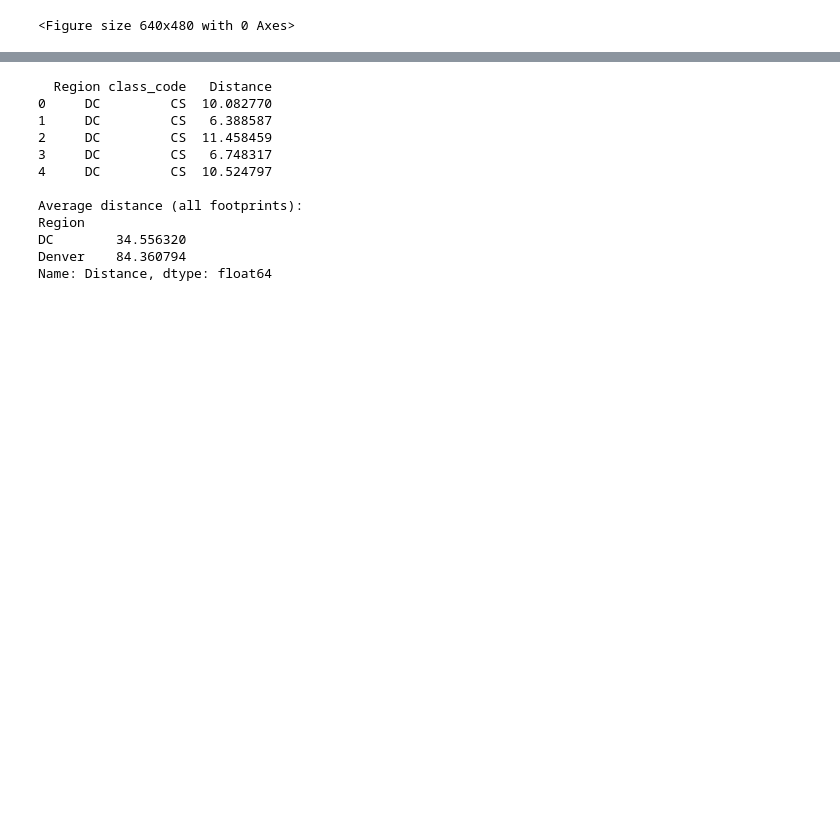
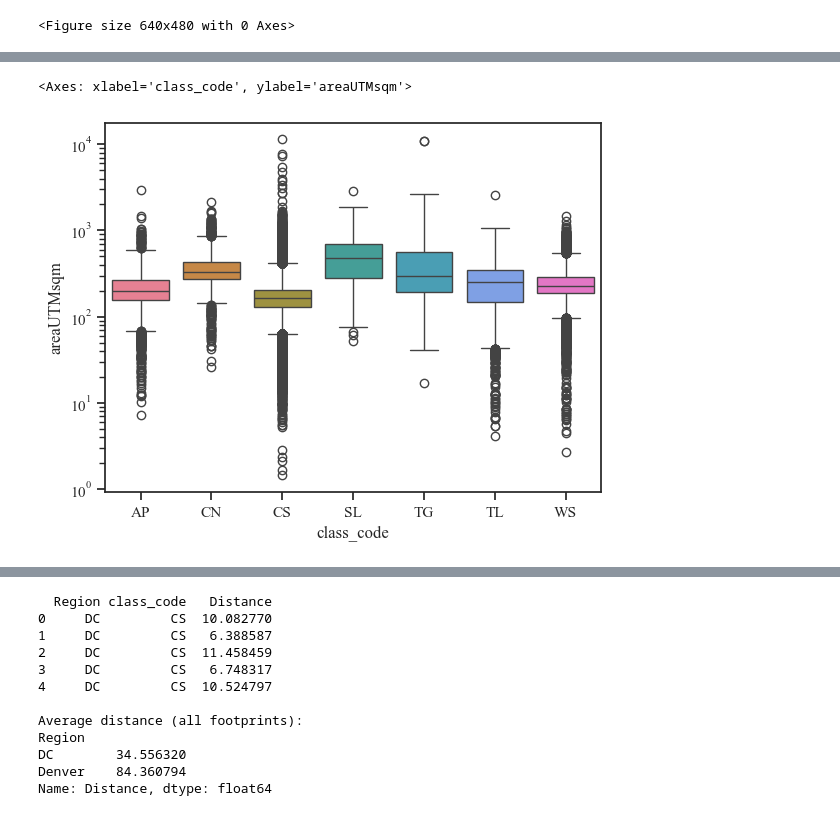
Before and after one commit to maxwellCcook/rooftop-mapping, a Jupyter notebook: code/_manuscript_figures.ipynb, the cells around one changed output, grey strips where cells are left out. Drawn from its saved outputs; the diff is of its cells as text; code cells hidden in the pictures; blank space fills up the shorter version.

```diff
--- a/code/_manuscript_figures.ipynb
+++ b/code/_manuscript_figures.ipynb
@@ -256,0 +253,6 @@ for roi, ref in refs.items():
+# %%
+# option #2
+sns.boxplot(data=ref, x="class_code", y="areaUTMsqm", log_scale=True, palette=region_palette)
+# %% [output]
+<Axes: xlabel='class_code', ylabel='areaUTMsqm'>
+[figure, added]
```
Also changed, not shown: parts of 10 cells of this notebook, 12 other files.
